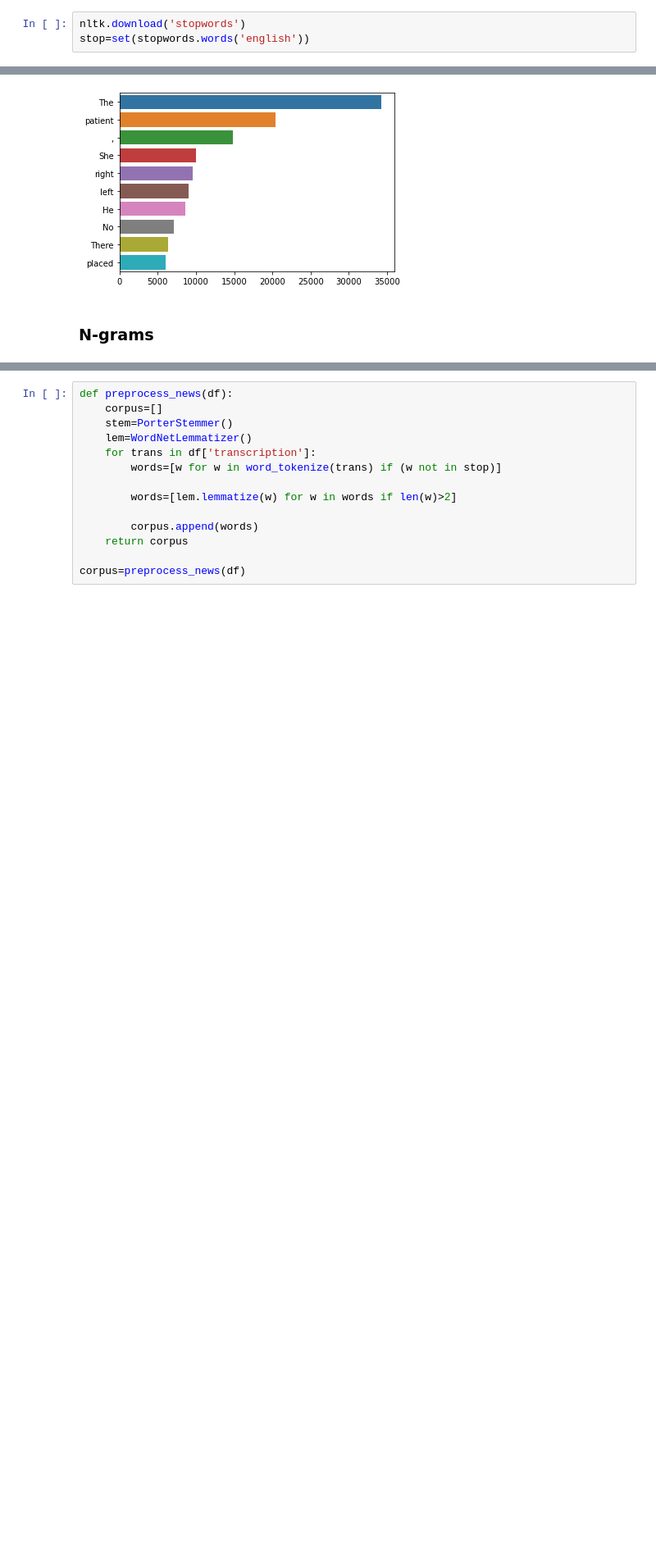
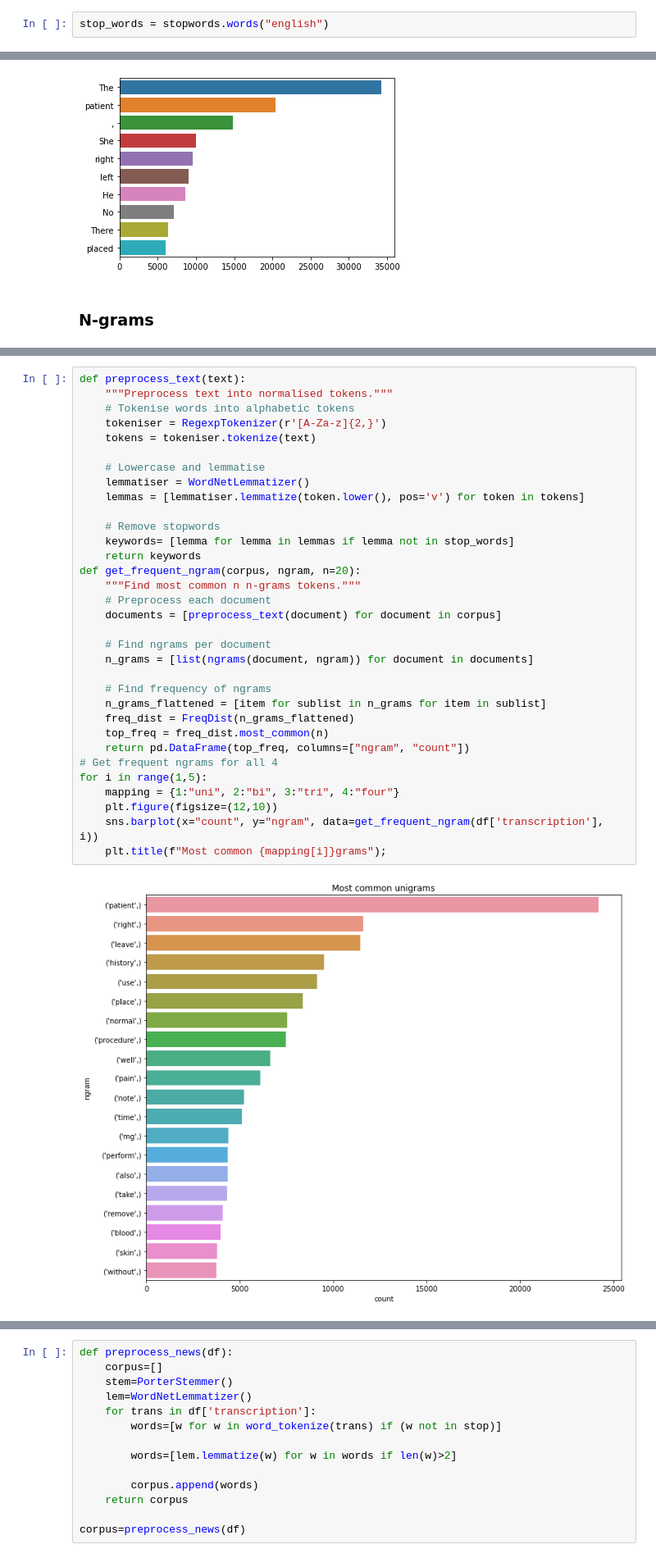
Before and after one commit to freyakuhlman/MedicalTranscriptionClassification, a Jupyter notebook: medical_transcription_data_analysis.ipynb, the cells around one changed output, grey strips where cells are left out. Shown at 82% size. Drawn from its saved outputs; the diff is of its cells as text; blank space fills up the shorter version.

Commit message:
Fixed wordcloud added ngrams and sources

```diff
--- a/medical_transcription_data_analysis.ipynb
+++ b/medical_transcription_data_analysis.ipynb
@@ -201,5 +209,4 @@ The distribution for average word length per transcipt is skewed right. The aver
 # %% [markdown]
 ### Stopwords in transcriptions
 # %%
-nltk.download('stopwords')
-stop=set(stopwords.words('english'))
+stop_words = stopwords.words("english")
@@ -275,0 +251,35 @@ plot_top_ngrams_barchart(df['transcription'],3)
+# %%
+def preprocess_text(text):
+    """Preprocess text into normalised tokens."""
+    # Tokenise words into alphabetic tokens
+    tokeniser = RegexpTokenizer(r'[A-Za-z]{2,}')
+    tokens = tokeniser.tokenize(text)
+
+    # Lowercase and lemmatise
+    lemmatiser = WordNetLemmatizer()
+    lemmas = [lemmatiser.lemmatize(token.lower(), pos='v') for token in tokens]
+
+    # Remove stopwords
+    keywords= [lemma for lemma in lemmas if lemma not in stop_words]
+    return keywords
+def get_frequent_ngram(corpus, ngram, n=20):
+    """Find most common n n-grams tokens."""
+    # Preprocess each document
+    documents = [preprocess_text(document) for document in corpus]
+
+    # Find ngrams per document
+    n_grams = [list(ngrams(document, ngram)) for document in documents]
+
+    # Find frequency of ngrams
+    n_grams_flattened = [item for sublist in n_grams for item in sublist]
+    freq_dist = FreqDist(n_grams_flattened)
+    top_freq = freq_dist.most_common(n)
+    return pd.DataFrame(top_freq, columns=["ngram", "count"])
+# Get frequent ngrams for all 4
+for i in range(1,5):
+    mapping = {1:"uni", 2:"bi", 3:"tri", 4:"four"}
+    plt.figure(figsize=(12,10))
+    sns.barplot(x="count", y="ngram", data=get_frequent_ngram(df['transcription'], i))
+    plt.title(f"Most common {mapping[i]}grams");
+# %% [output]
+[figure, added]
```
Also changed, not shown: parts of 13 cells of this notebook.
